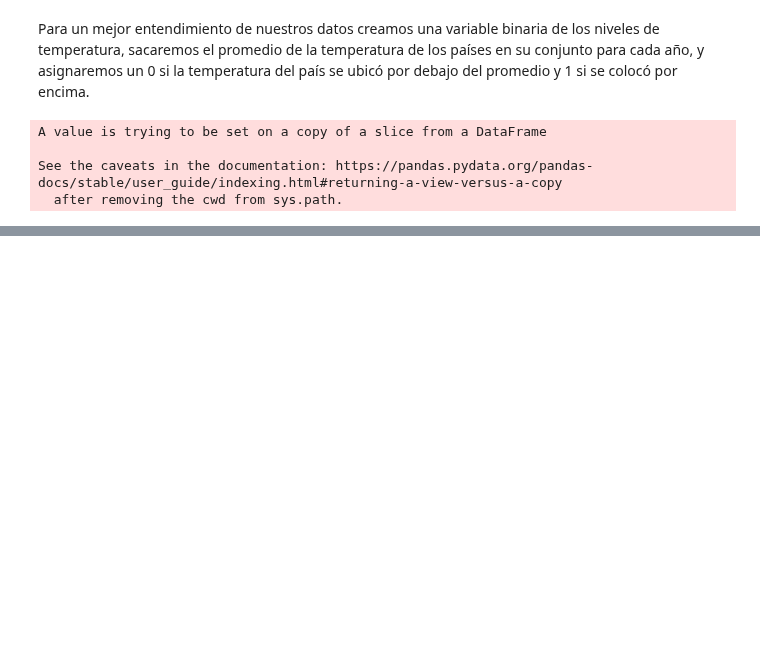
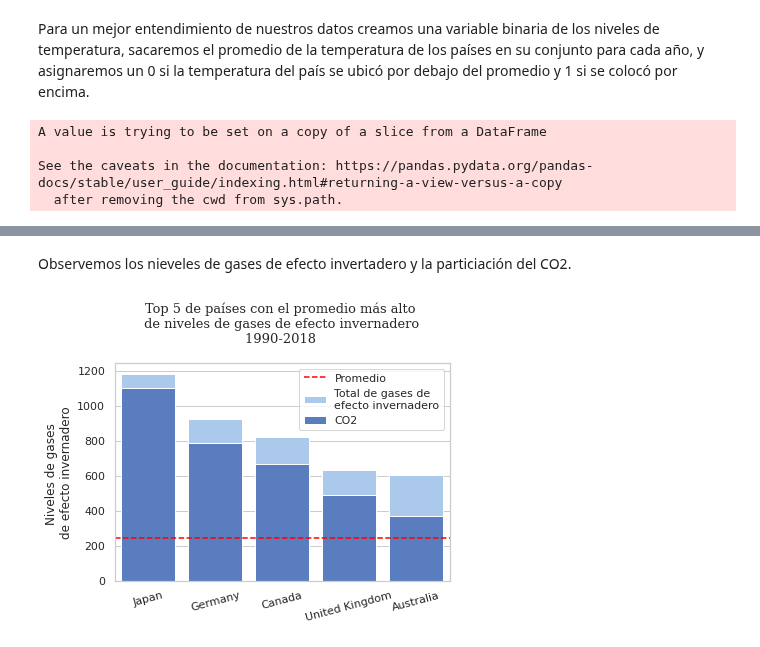
Before and after one commit to LIZZETHGOMEZ/Data-Science-Fase-3-BEDU-Santander, a Jupyter notebook: Notebook.ipynb, the cells around one changed output, grey strips where cells are left out. Cells and saved outputs as stored; diff of their text form; code cells hidden in the pictures; blank space fills up the shorter version.

```diff
--- a/Notebook.ipynb
+++ b/Notebook.ipynb
@@ -590,0 +601,18 @@ plt.title('Top 5 de países de la OCDE \n con el promedio más alto de muertes p
+# %% [markdown]
+Observemos los nieveles de gases de efecto invertadero y la particiación del CO2.
+# %%
+plt.subplots()
+sns.set_color_codes('pastel');
+sns.barplot( x = top_country_gas.index, y = top_country_gas['all_greenhouse_gas'], color = 'b', label = 'Total de gases de \nefecto invernadero');
+plt.xticks(rotation = 15);
+plt.axhline(y = df['all_greenhouse_gas'].mean(), color = 'red', ls = '--', label = 'Promedio')
+plt.xlabel('');
+plt.title('Top 5 de países con el promedio más alto \n de niveles de gases de efecto invernadero \n1990-2018 \n', size = 13, family = 'serif');
+
+sns.set_color_codes('muted')
+sns.barplot(data = top_country_gas, x = top_country_gas.index, y = 'CO2', color = 'b', label = 'CO2');
+plt.xlabel('')
+plt.ylabel('Niveles de gases \nde efecto invernadero');
+plt.legend();
+# %% [output]
+[figure, added]
```
Also changed, not shown: parts of 8 cells of this notebook.
